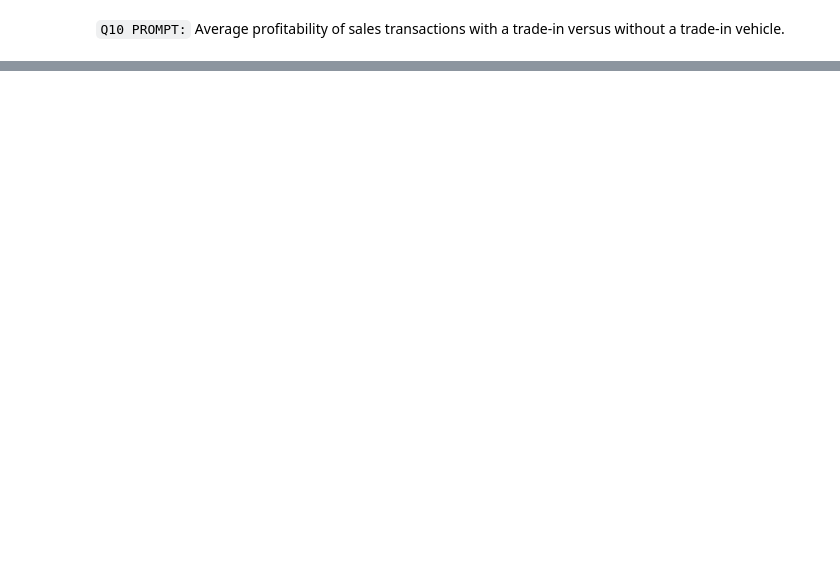
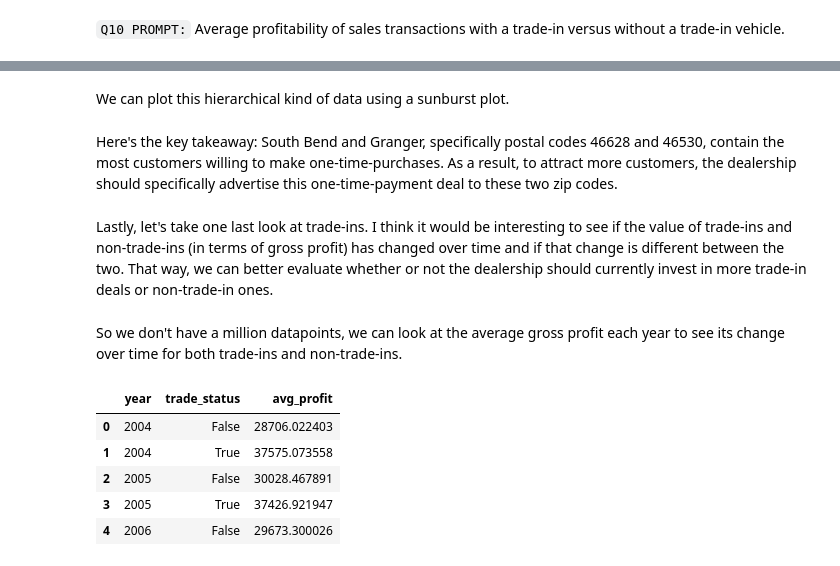
Before and after one commit to andrew-morrow/morrow-elements-of-computing-ii, a Jupyter notebook: Final Project/EoC2_Final_Notebook.ipynb, the cells around one changed output, grey strips where cells are left out. Drawn from its saved outputs; the diff is of its cells as text; code cells hidden in the pictures; blank space fills up the shorter version.

```diff
--- a/Final Project/EoC2_Final_Notebook.ipynb
+++ b/Final Project/EoC2_Final_Notebook.ipynb
@@ -434,0 +554,10 @@ query_profit =
+# %%
+# create a dataframe for trade-ins
+query_trade = """
+SELECT *
+FROM trades
+"""
+df_trade = pd.read_sql(query_trade, conn)
+
+# confirm that the dataframe was properly created
+print(df_trade)
@@ -434,0 +704,2 @@ query_profit =
+# %% [markdown]
+We can plot this hierarchical kind of data using a sunburst plot.
@@ -434,0 +718,33 @@ query_profit =
+# %% [markdown]
+Here's the key takeaway: South Bend and Granger, specifically postal codes 46628 and 46530, contain the most customers willing to make one-time-purchases. As a result, to attract more customers, the dealership should specifically advertise this one-time-payment deal to these two zip codes.
+# %% [markdown]
+Lastly, let's take one last look at trade-ins. I think it would be interesting to see if the value of trade-ins and non-trade-ins (in terms of gross profit) has changed over time and if that change is different between the two. That way, we can better evaluate whether or not the dealership should currently invest in more trade-in deals or non-trade-in ones.
+# %%
+# create a dataframe connecting trades to our financial/sold vehichles table
+df_fin_to_trade = pd.merge(df_f_and_sv,df_trade,left_index=True,right_index=True)
+
+# create a boolean mask that asks whether the vehicle is a trade in or not
+ask_trade = df_fin_to_trade['trade_vin'] != 'Not Applicable'
+
+# add this new column to the data frame
+df_fin_to_trade.insert(17,'trade_status',ask_trade)
+# %% [markdown]
+So we don't have a million datapoints, we can look at the average gross profit each year to see its change over time for both trade-ins and non-trade-ins.
+# %%
+# convert the deal_date variable to just its year
+year = pd.DatetimeIndex(df_fin_to_trade['deal_date']).year
+
+# use only the gross_profit, trade_status, and new year column
+df_condensed = df_fin_to_trade[['gross_profit','trade_status']].copy()
+df_condensed.insert(2,'year',year)
+
+# create a new dataframe that takes the average gross profit per year
+df_by_year= df_condensed.groupby(['year','trade_status'])['gross_profit'].mean().reset_index(name='avg_profit')
+df_by_year.head()
+# %% [output]
+|  | year | trade_status | avg_profit |
+| 0 | 2004 | False | 28706.022403 |
+| 1 | 2004 | True | 37575.073558 |
+| 2 | 2005 | False | 30028.467891 |
+| 3 | 2005 | True | 37426.921947 |
+| 4 | 2006 | False | 29673.300026 |
```
Also changed, not shown: parts of 44 cells of this notebook, 2 other files.
